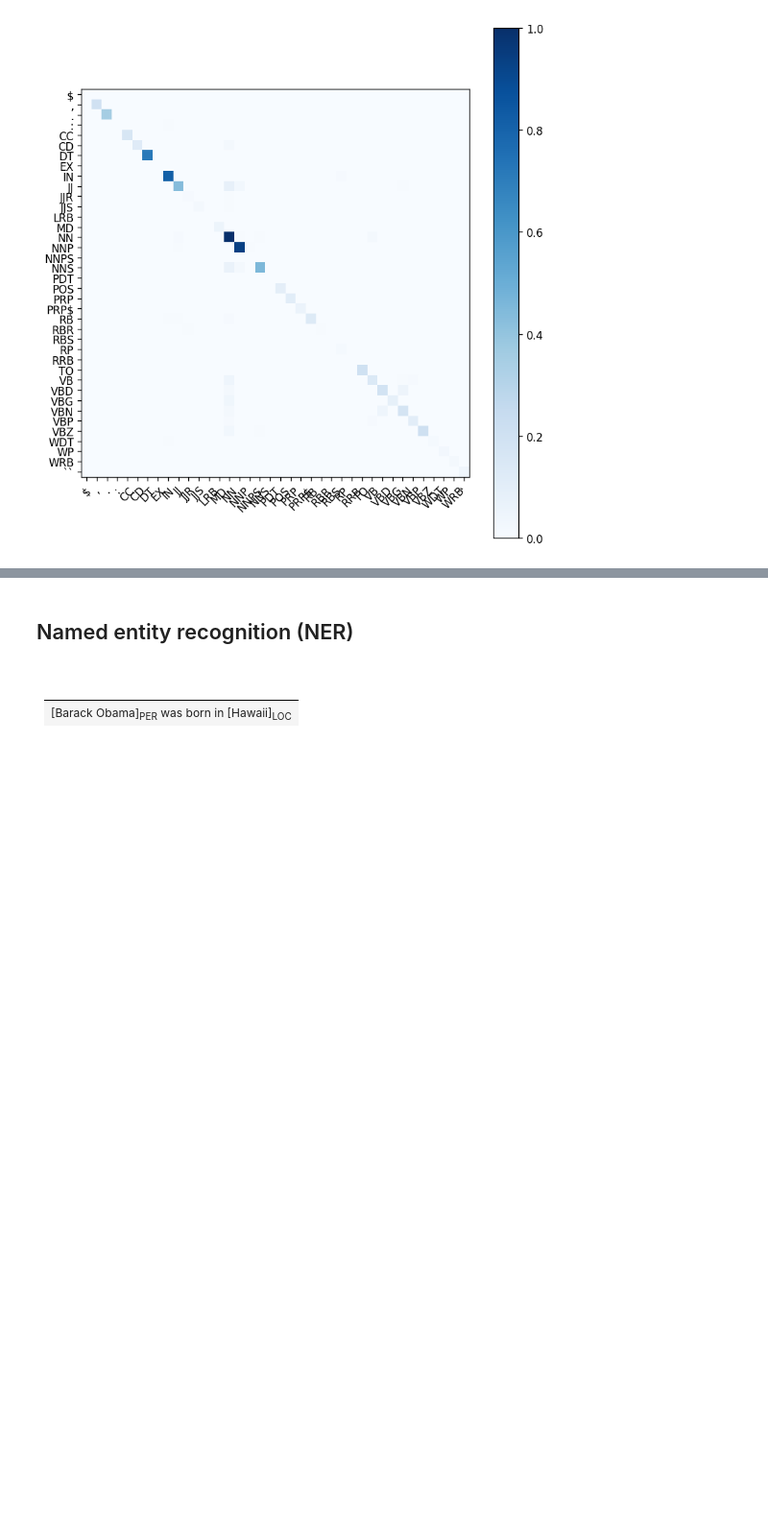
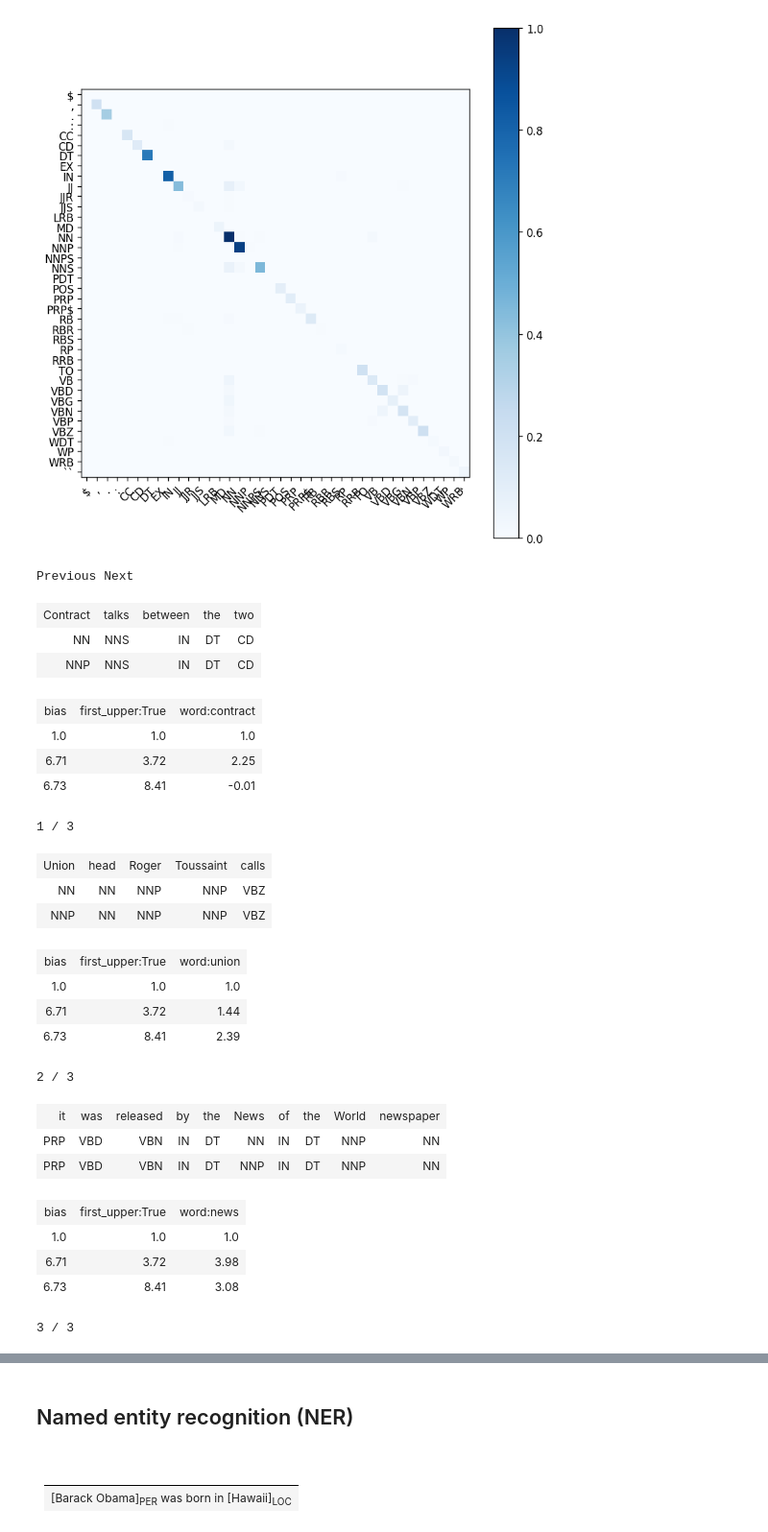
Before and after one commit to copenlu/stat-nlp-book, a Jupyter notebook: chapters/sequence_labeling_slides.ipynb, the cells around one changed output, grey strips where cells are left out. Shown at 96% size. Cells and saved outputs as stored; diff of their text form; code cells hidden in the pictures; blank space fills up the shorter version.

```diff
--- a/chapters/sequence_labeling_slides.ipynb
+++ b/chapters/sequence_labeling_slides.ipynb
@@ -335,3 +357,33 @@ Are these results actually caused by improved `NN`/`NNP` prediction?
 seq.plot_confusion_matrix(dev, local_2.predict(dev), normalise=True)
 # %% [output]
 [figure]
+# %%
+util.Carousel(local_2.errors(dev,
+                             filter_gold=lambda y: y=='NN',
+                             filter_guess=lambda y: y=='NNP'))
+# %% [output]
+Previous Next
+| Contract | talks | between | the | two |
+| NN | NNS | IN | DT | CD |
+| NNP | NNS | IN | DT | CD |
+| bias | first_upper:True | word:contract |
+| 1.0 | 1.0 | 1.0 |
+| 6.71 | 3.72 | 2.25 |
+| 6.73 | 8.41 | -0.01 |
+1 / 3
+| Union | head | Roger | Toussaint | calls |
+| NN | NN | NNP | NNP | VBZ |
+| NNP | NN | NNP | NNP | VBZ |
+| bias | first_upper:True | word:union |
+| 1.0 | 1.0 | 1.0 |
+| 6.71 | 3.72 | 1.44 |
+| 6.73 | 8.41 | 2.39 |
+2 / 3
+| it | was | released | by | the | News | of | the | World | newspaper |
+| PRP | VBD | VBN | IN | DT | NN | IN | DT | NNP | NN |
+| PRP | VBD | VBN | IN | DT | NNP | IN | DT | NNP | NN |
+| bias | first_upper:True | word:news |
+| 1.0 | 1.0 | 1.0 |
+| 6.71 | 3.72 | 3.98 |
+| 6.73 | 8.41 | 3.08 |
+3 / 3
```
Also changed, not shown: parts of 35 cells of this notebook, 4 other files.
